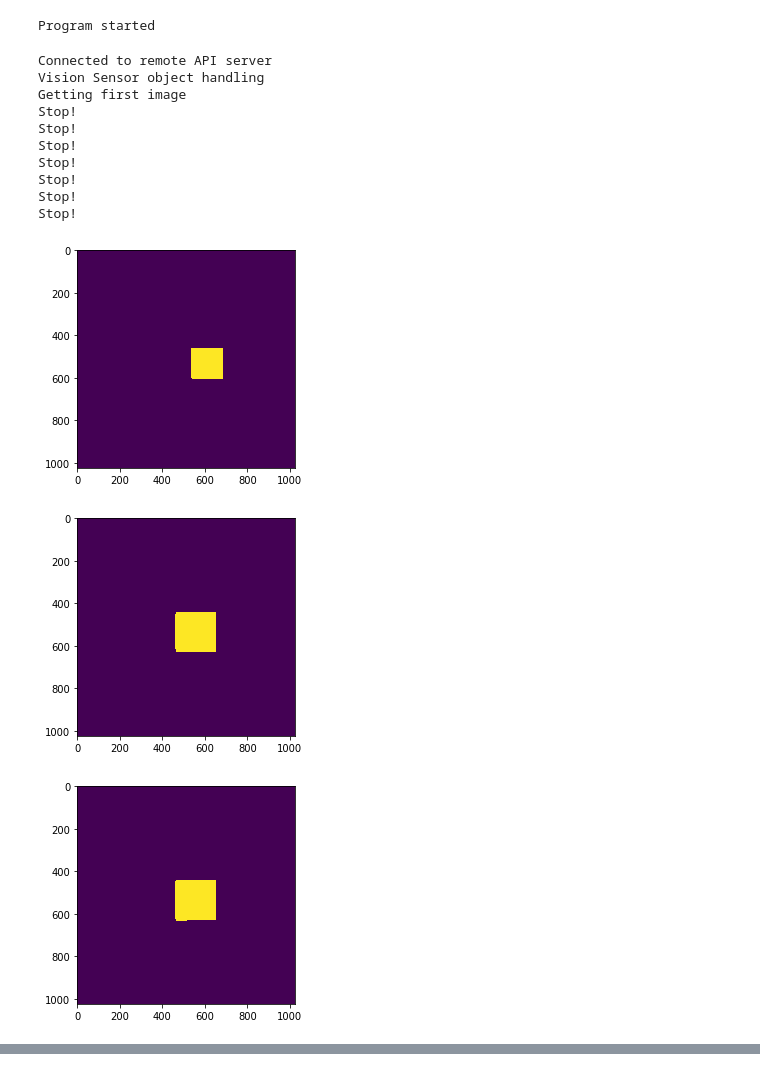
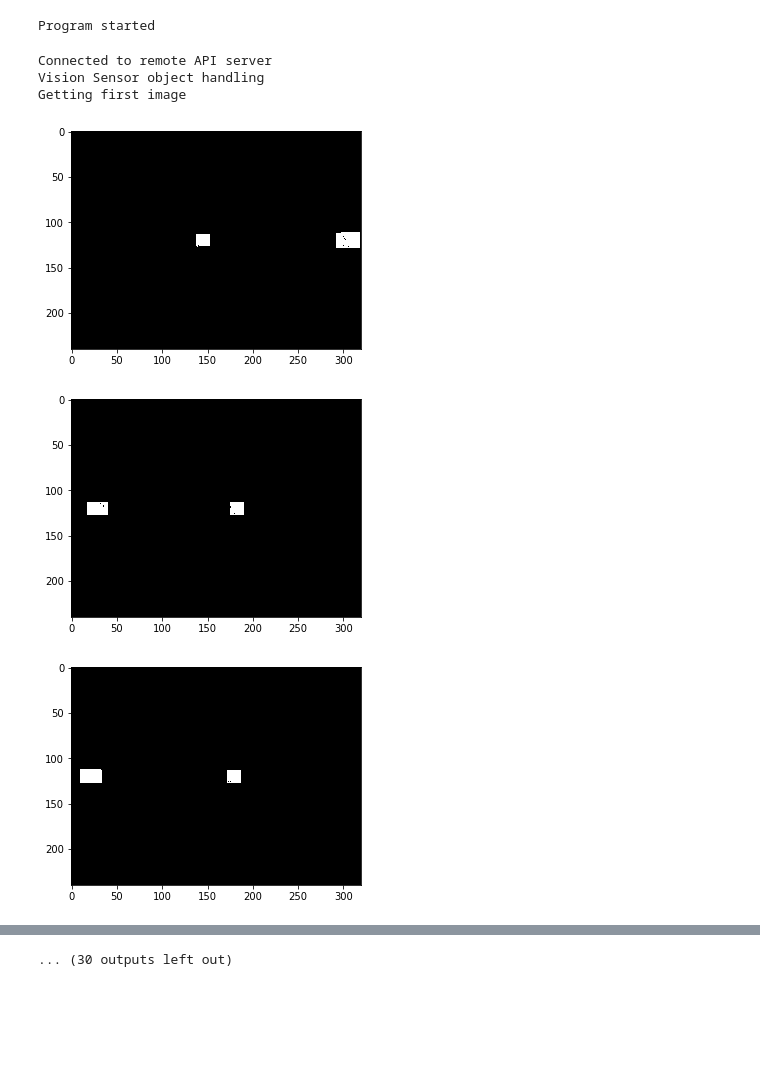
Before and after one commit to nikzasel/robot_simulator, a Jupyter notebook: notebooks/V-rep/Andrey HW1.ipynb, the cells around one changed output, grey strips where cells are left out. Drawn from its saved outputs; the diff is of its cells as text; code cells hidden in the pictures; blank space fills up the shorter version.

```diff
--- a/notebooks/V-rep/Andrey HW1.ipynb
+++ b/notebooks/V-rep/Andrey HW1.ipynb
@@ -20,6 +9,8 @@ from skimage import draw, measure, data, color
 print ('Program started')
 vrep.simxFinish(-1) # just in case, close all opened connections
 clientID = vrep.simxStart('127.0.0.1',19999,True,True,5000,5)
+
+img_count = -1
 # %% [output]
 Program started
 # %%
@@ -32,50 +23,49 @@ if clientID!=-1:
     while (vrep.simxGetConnectionId(clientID) != -1):
         err, resolution, image = vrep.simxGetVisionSensorImage(clientID, v1, 0, vrep.simx_opmode_buffer)
         if err == vrep.simx_return_ok:
-        	# print("image OK!!!")
         	img = np.array(image,dtype=np.uint8)
         	img.resize([resolution[1],resolution[0],3])
 
-        	img_b_r = color.rgb2hsv(img)[...,2] > 0.9
-        	img_c_r = color.rgb2hsv(img)[...,0] < 0.001
+        	# print(img.shape)
 
-        	img_e = img_b_r & img_c_r
+        	img_m_r = color.rgb2hsv(img)[...,2] > 0.05
+        	img_b_r = color.rgb2hsv(img)[...,2] < 0.5
+        	img_c_r = color.rgb2hsv(img)[...,0] < 0.5
+
+        	img_e = img_b_r & img_c_r & img_m_r
+
+        	# print(img_e.shape)
 
         	image_label = measure.label(img_e)
 
         	max = 0
 
         	for reg in measure.regionprops(image_label):
         		if reg.area > max:
         			max = reg.area
 
         	if max > 20000:
         		print("Stop!")
         		vrep.simxSetIntegerSignal(clientID, "stop", 1, vrep.simx_opmode_streaming)
         	else:
         		vrep.simxSetIntegerSignal(clientID, "stop", 0, vrep.simx_opmode_streaming)
-        	plt.imshow(img_e)
+        	# img_e_i = img_e.astype(np.uint8)
+        	img_ch = Image.fromarray(img_e).convert('1')
+        	plt.imshow(img_ch)
         	plt.show()
 
-        # elif err == sim.simx_return_novalue_flag:
-        # 	# print("no image yet")
-        # 	pass
-        # else:
-        # 	print("Err = ", err)
+        	# print(img_e_i[120])
+
+        	img_count += 1
+        	plt.imsave("..\database\\new\mask\\" + str(img_count) +".png", img_ch)
+        	plt.imsave("..\database\\new\\real\\" + str(img_count) +".png", img)
 else:
 	print("Failed to connect to remote API Server")
 	vrep.simxFinish(clientID)
 # %% [output]
 Connected to remote API server
 Vision Sensor object handling
 Getting first image
-Stop!
-Stop!
-Stop!
-Stop!
-Stop!
-Stop!
-Stop!
-[figure, old version]
+[figure, new version]
-[figure, old version]
+[figure, new version]
-[figure, old version]
+[figure, new version]
@@ -90,0 +80 @@ Stop!
+... (30 outputs left out)
```
Also changed, not shown: parts of 3 cells of this notebook.
